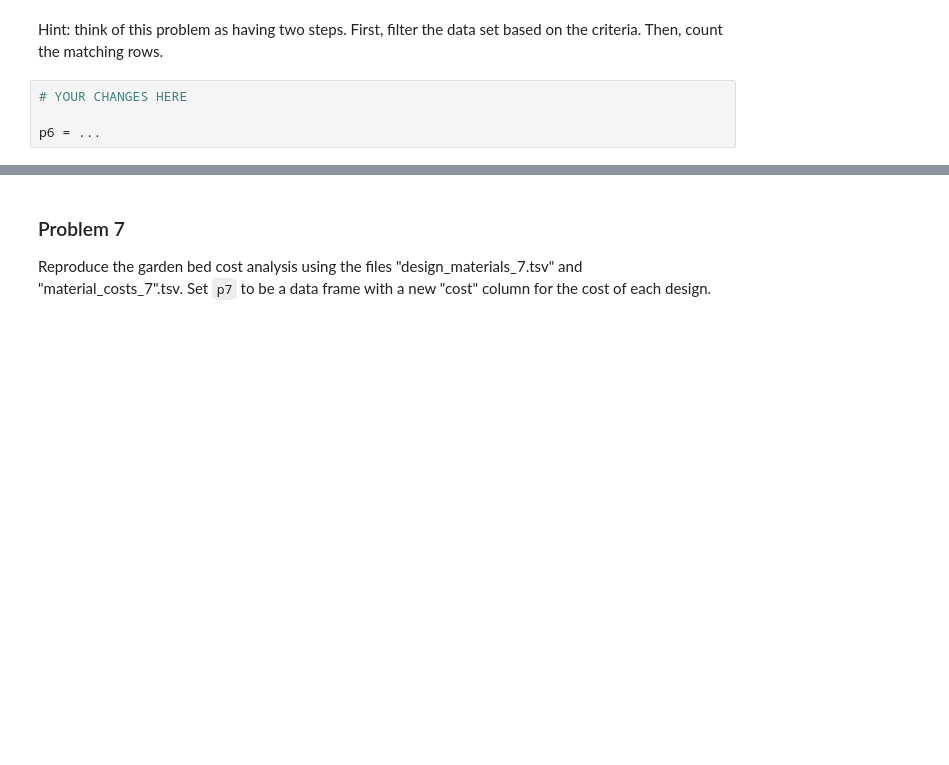
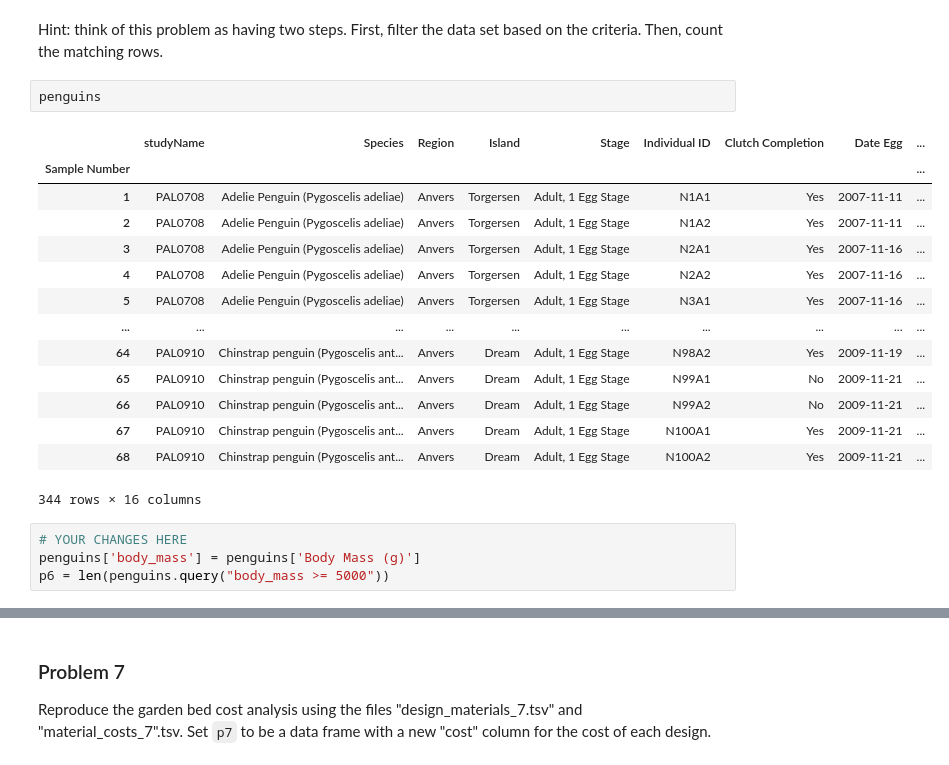
Before and after one commit to keke78ui9/dx602-homework-09, a Jupyter notebook: homework.ipynb, the cells around one changed output, grey strips where cells are left out. Saved outputs shown, nothing was run; the diff lists cells and outputs as text; blank space fills up the shorter version.

```diff
--- a/homework.ipynb
+++ b/homework.ipynb
@@ -188,10 +232,27 @@ Ellipsis
 Set `p6` to be the number of penguins in the Palmer Penguins data set with body mass at least 5 kilograms.
 # %% [markdown]
 Hint: think of this problem as having two steps. First, filter the data set based on the criteria. Then, count the matching rows.
+# %%
+penguins
+# %% [output]
+|  | studyName | Species | Region | Island | Stage | Individual ID | Clutch Completion | Date Egg | ... |
+| Sample Number |  |  |  |  |  |  |  |  | ... |
+| 1 | PAL0708 | Adelie Penguin (Pygoscelis adeliae) | Anvers | Torgersen | Adult, 1 Egg Stage | N1A1 | Yes | 2007-11-11 | ... |
+| 2 | PAL0708 | Adelie Penguin (Pygoscelis adeliae) | Anvers | Torgersen | Adult, 1 Egg Stage | N1A2 | Yes | 2007-11-11 | ... |
+| 3 | PAL0708 | Adelie Penguin (Pygoscelis adeliae) | Anvers | Torgersen | Adult, 1 Egg Stage | N2A1 | Yes | 2007-11-16 | ... |
+| 4 | PAL0708 | Adelie Penguin (Pygoscelis adeliae) | Anvers | Torgersen | Adult, 1 Egg Stage | N2A2 | Yes | 2007-11-16 | ... |
+| 5 | PAL0708 | Adelie Penguin (Pygoscelis adeliae) | Anvers | Torgersen | Adult, 1 Egg Stage | N3A1 | Yes | 2007-11-16 | ... |
+| ... | ... | ... | ... | ... | ... | ... | ... | ... | ... |
+| 64 | PAL0910 | Chinstrap penguin (Pygoscelis ant... | Anvers | Dream | Adult, 1 Egg Stage | N98A2 | Yes | 2009-11-19 | ... |
+| 65 | PAL0910 | Chinstrap penguin (Pygoscelis ant... | Anvers | Dream | Adult, 1 Egg Stage | N99A1 | No | 2009-11-21 | ... |
+| 66 | PAL0910 | Chinstrap penguin (Pygoscelis ant... | Anvers | Dream | Adult, 1 Egg Stage | N99A2 | No | 2009-11-21 | ... |
+| 67 | PAL0910 | Chinstrap penguin (Pygoscelis ant... | Anvers | Dream | Adult, 1 Egg Stage | N100A1 | Yes | 2009-11-21 | ... |
+| 68 | PAL0910 | Chinstrap penguin (Pygoscelis ant... | Anvers | Dream | Adult, 1 Egg Stage | N100A2 | Yes | 2009-11-21 | ... |
+344 rows × 16 columns
 # %%
 # YOUR CHANGES HERE
-
-p6 = ...
+penguins['body_mass'] = penguins['Body Mass (g)']
+p6 = len(penguins.query("body_mass >= 5000"))
 # %%
 p6
 # %% [output]
```
Also changed, not shown: parts of 49 cells of this notebook.
